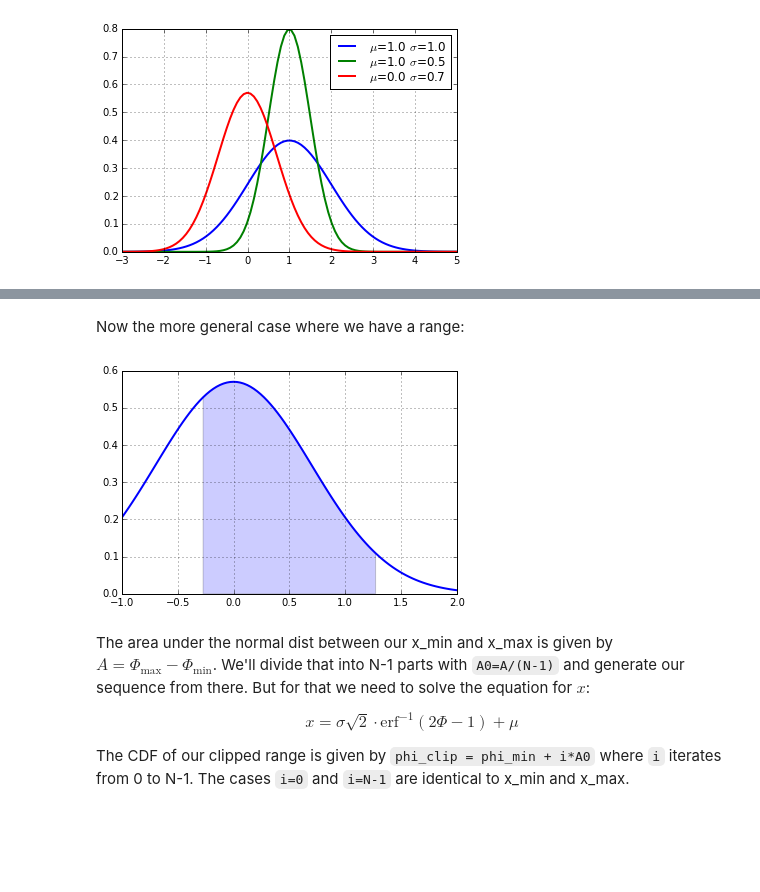
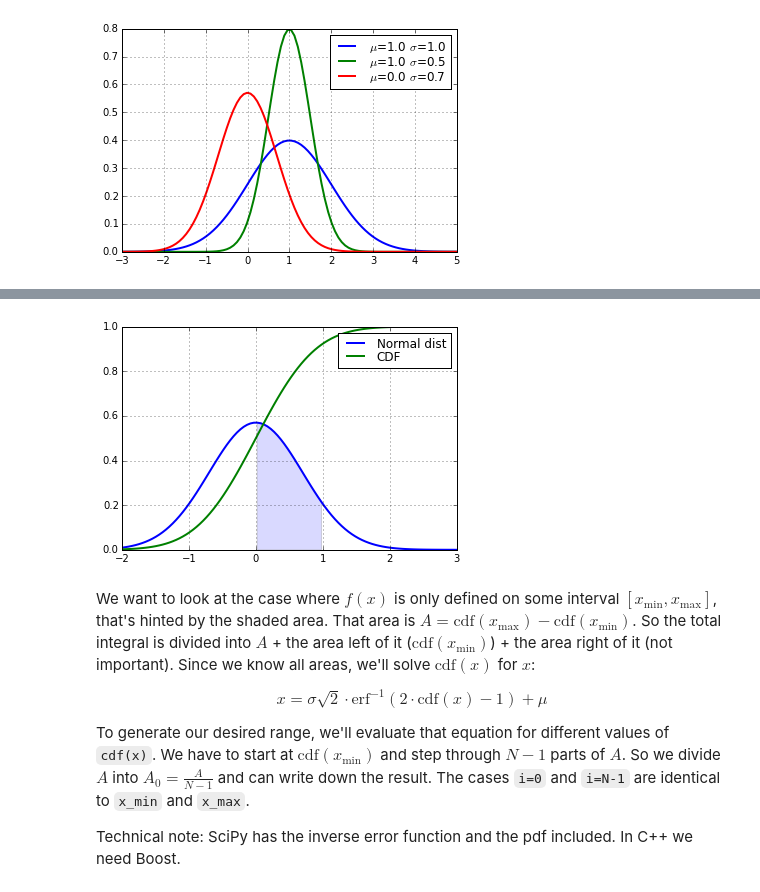
Before and after one commit to s9w/articles, a Jupyter notebook: normalspace.ipynb, the cells around one changed output, grey strips where cells are left out. Saved outputs shown, nothing was run; the diff lists cells and outputs as text; code cells hidden in the pictures; blank space fills up the shorter version.

```diff
--- a/normalspace.ipynb
+++ b/normalspace.ipynb
@@ -52,17 +36,18 @@ plt.legend(loc="upper right");
-# %% [markdown]
-Now the more general case where we have a range:
-# %%
-ax = plt.subplot(111)
-x_min = -0.3; x_max = 1.3
-x = np.linspace(-1, 2, 100)
-plt.plot(x, normal(x, mu, sigma))
-plt.fill_between(x, 0, normal(x, mu, sigma), where=(x_max>x)&(x>x_min), alpha=0.2);
-# %% [output]
-[figure, removed]
-# %% [markdown]
-The area under the normal dist between our x_min and x_max is given by $A=\Phi_\text{max}-\Phi_\text{min}$. We'll divide that into N-1 parts with `A0=A/(N-1)` and generate our sequence from there. But for that we need to solve the equation for $x$:
-
-$$x=\sigma\sqrt 2\cdot\text{erf}^{-1}(2\Phi-1)+\mu$$
-
-The CDF of our clipped range is given by `phi_clip = phi_min + i*A0` where `i` iterates from 0 to N-1. The cases `i=0` and `i=N-1` are identical to x_min and x_max.
+# %%
+x = np.linspace(-2, 3, 100)
+x_min=0.0; x_max=1.0; mu0=0.0; sigma0=0.7
+plt.plot(x, norm.pdf(x, mu0, sigma0), label="Normal dist")
+plt.fill_between(x, 0, norm.pdf(x, mu0, sigma0), where=(x_max>x)&(x>x_min), alpha=0.15)
+plt.plot(x, norm.cdf(x, mu0, sigma0), label="CDF")
+plt.legend();
+# %% [output]
+[figure, added]
+# %% [markdown]
+We want to look at the case where $f(x)$ is only defined on some interval $[x_\text{min}, x_\text{max}]$, that's hinted by the shaded area. That area is $A=\text{cdf}(x_\text{max})-\text{cdf}(x_\text{min})$. So the total integral is divided into $A$ + the area left of it ($\text{cdf}(x_\text{min})$) + the area right of it (not important). Since we know all areas, we'll solve $\text{cdf}(x)$ for $x$:
+
+$$x=\sigma\sqrt 2\cdot\text{erf}^{-1}(2\cdot\text{cdf}(x)-1)+\mu$$
+
+To generate our desired range, we'll evaluate that equation for different values of `cdf(x)`. We have to start at $\text{cdf}(x_\text{min})$ and step through $N-1$ parts of $A$. So we divide $A$ into $A_0=\frac{A}{N-1}$ and can write down the result. The cases `i=0` and `i=N-1` are identical to `x_min` and `x_max`.
+
+Technical note: SciPy has the inverse error function and the pdf included. In C++ we need Boost.
 # %%
```
Also changed, not shown: parts of 9 cells of this notebook.
